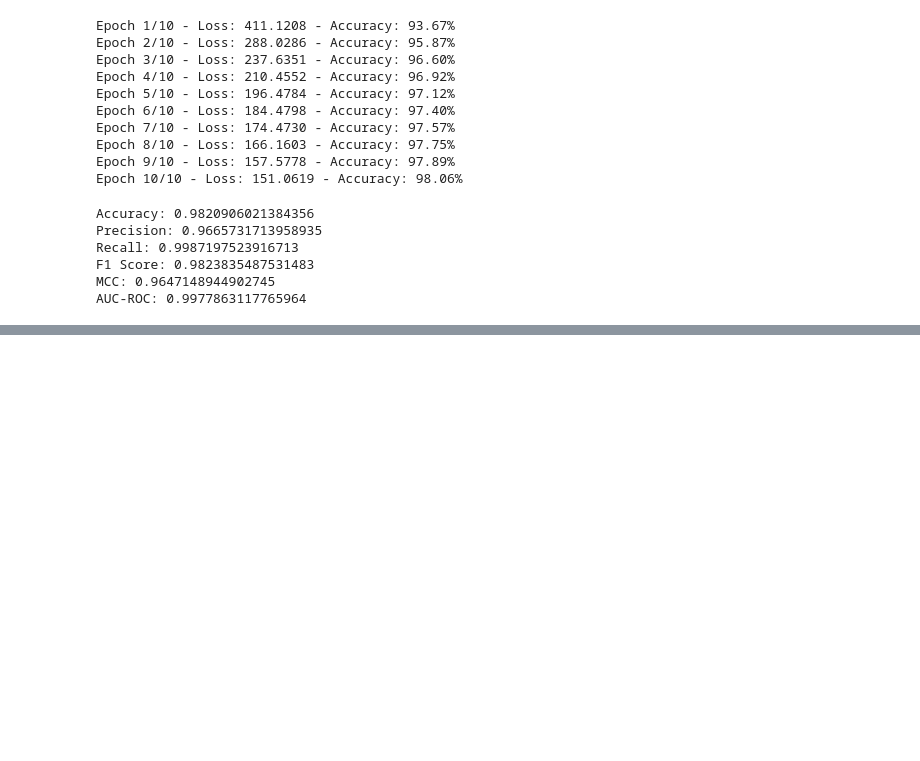
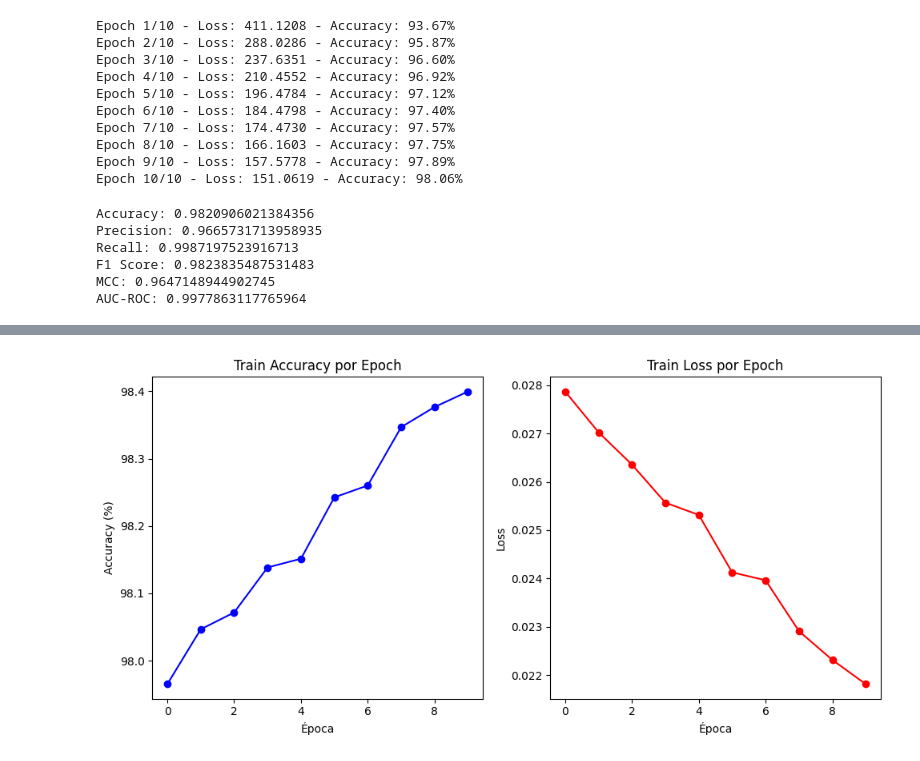
Before and after one commit to JhonatanBilbao/Transformers-Intrusion-Detection, a Jupyter notebook: CODESS.ipynb, the cells around one changed output, grey strips where cells are left out. Cells and saved outputs as stored; diff of their text form; code cells hidden in the pictures; blank space fills up the shorter version.

```diff
--- a/CODESS.ipynb
+++ b/CODESS.ipynb
@@ -181,0 +227,23 @@ AUC-ROC: 0.9977863117765964
+# %%
+import matplotlib.pyplot as plt
+
+plt.figure(figsize=(10, 5))
+
+# Accuracy
+plt.subplot(1, 2, 1)
+plt.plot(train_accuracies, marker='o', color='blue')
+plt.title('Train Accuracy por Epoch')
+plt.xlabel('Época')
+plt.ylabel('Accuracy (%)')
+
+# Loss
+plt.subplot(1, 2, 2)
+plt.plot(train_losses, marker='o', color='red')
+plt.title('Train Loss por Epoch')
+plt.xlabel('Época')
+plt.ylabel('Loss')
+
+plt.tight_layout()
+plt.show()
+# %% [output]
+[figure, added]
```
Also changed, not shown: parts of 1 cell of this notebook.
